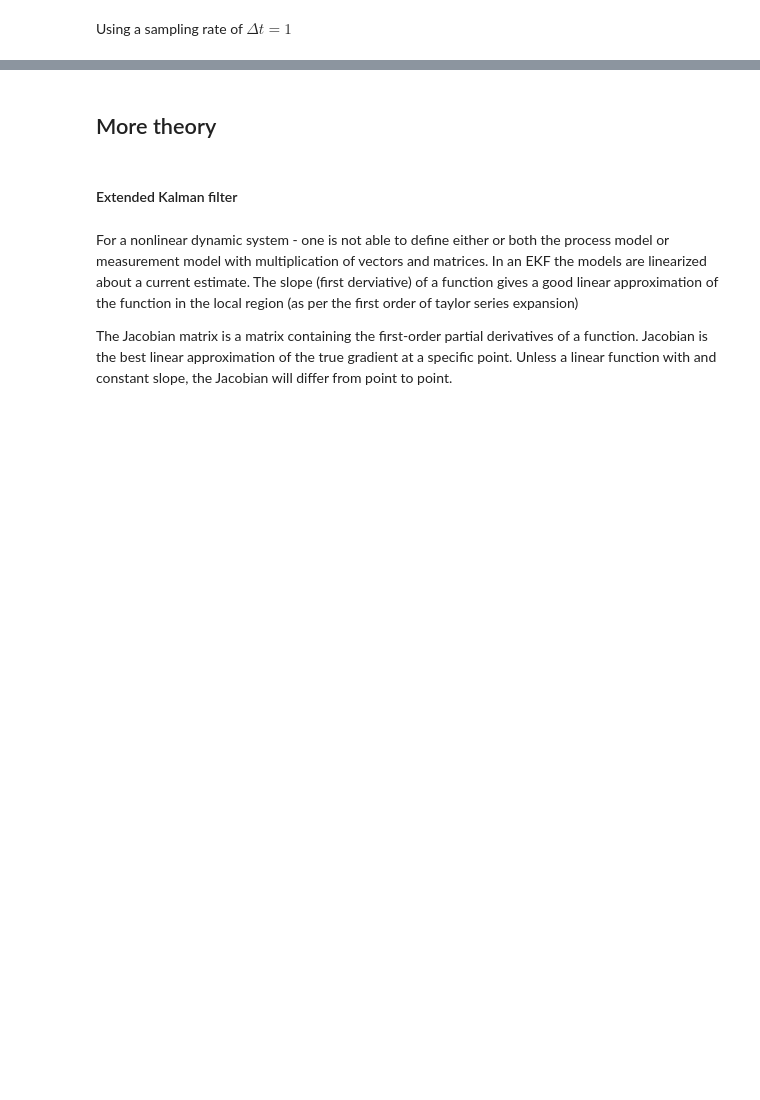
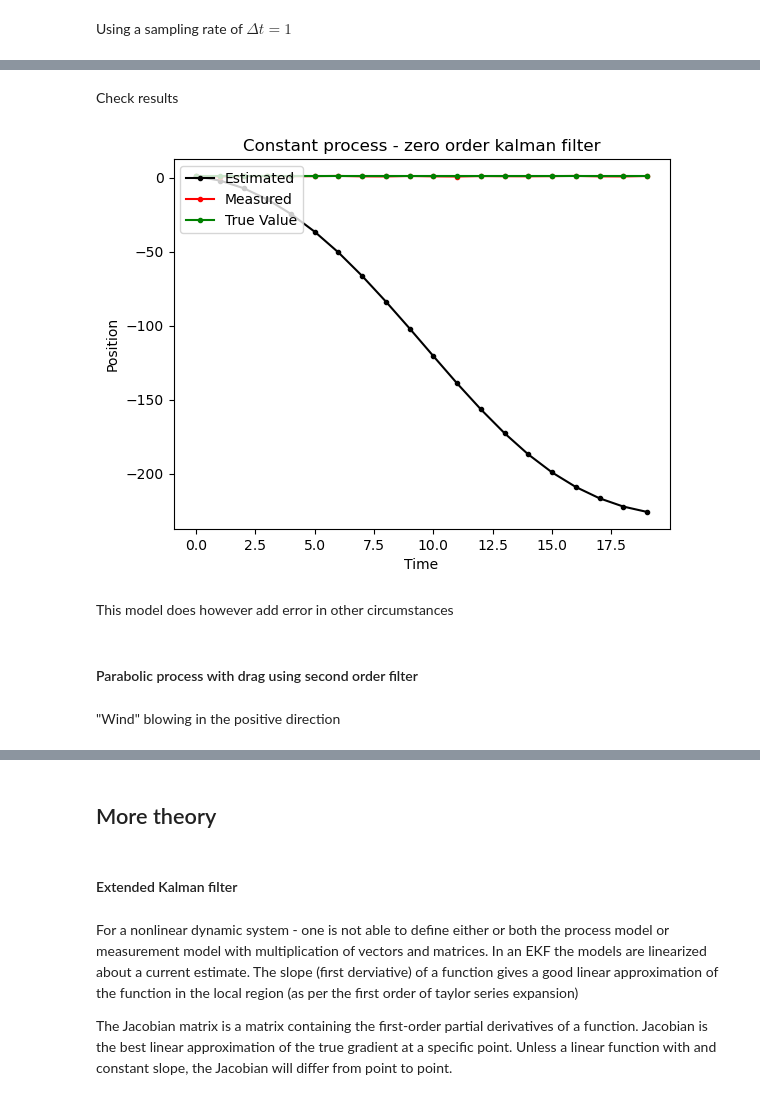
Before and after one commit to 262882/myKalmanFIlter, a Jupyter notebook: kalmanFilteringDemo.ipynb, the cells around one changed output, grey strips where cells are left out. Cells and saved outputs as stored; diff of their text form; code cells hidden in the pictures; blank space fills up the shorter version.

```diff
--- a/kalmanFilteringDemo.ipynb
+++ b/kalmanFilteringDemo.ipynb
@@ -384,0 +355,4 @@ Second order filter does not capture the non-linear shape well
+# %%
+contFilter_const = MyKalmanFilterHigherOrder(X0, P0, r, Q, F, H, B=B_,u=u_)
+df_const_cont = run_filter(contFilter_const,measure_list_1)
+df_const_cont
@@ -384,0 +377,19 @@ Second order filter does not capture the non-linear shape well
+# %% [markdown]
+Check results
+# %%
+plt.plot(df_const_cont.index, np.stack((df_const_cont['xt_curr'].to_numpy()).tolist(), axis=0)[:,0] ,marker=".",color="black")
+plt.plot(df_const_cont.index, measure_list_1 ,marker=".",color="red")
+plt.plot(df_const_cont.index, np.ones(len(df_const_cont.index)) ,marker=".",color="g")
+plt.title("Constant process - zero order kalman filter")
+plt.xlabel("Time")
+plt.ylabel("Position")
+plt.legend(["Estimated","Measured","True Value"],loc='upper left')
+plt.show()
+# %% [output]
+[figure, added]
+# %% [markdown]
+This model does however add error in other circumstances
+# %% [markdown]
+#### Parabolic process with drag using second order filter
+# %% [markdown]
+"Wind" blowing in the positive direction
```
Also changed, not shown: parts of 92 cells of this notebook, 1 other file.
